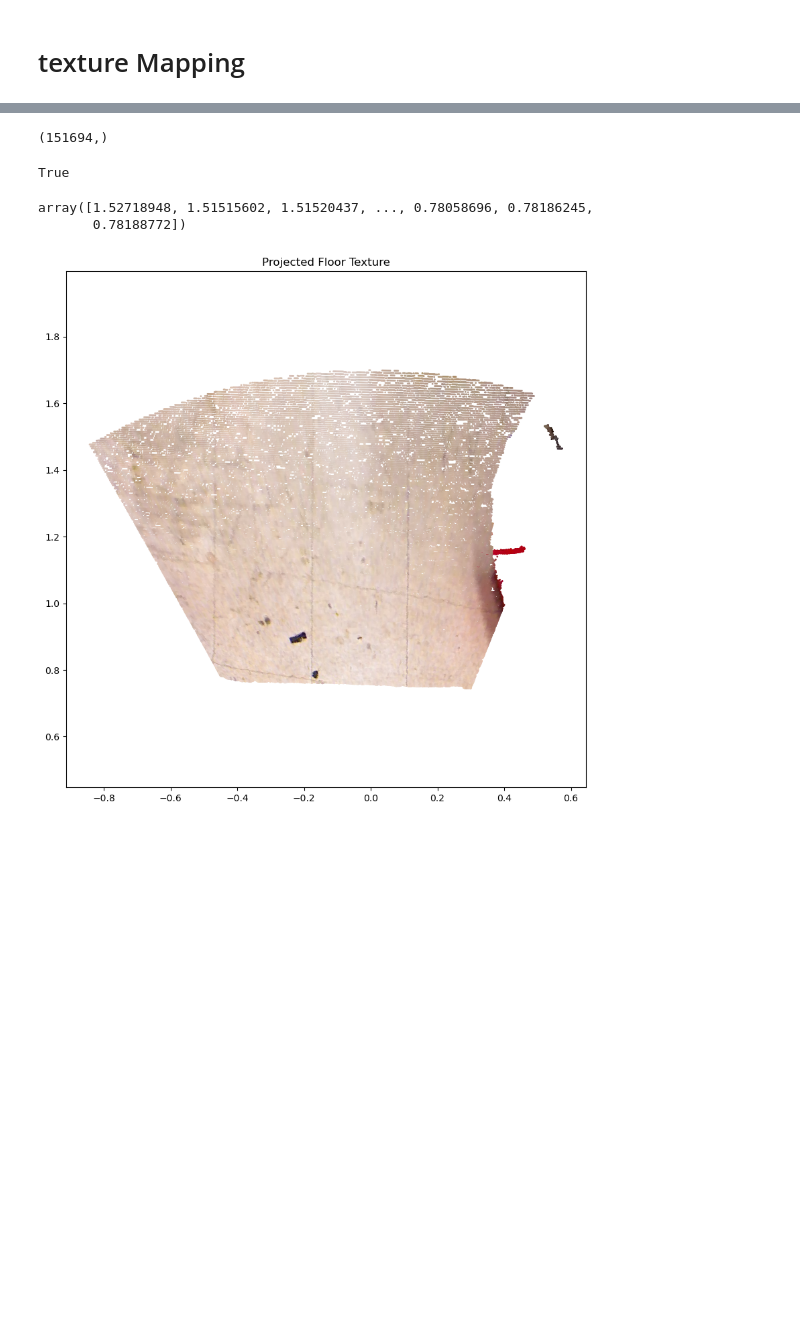
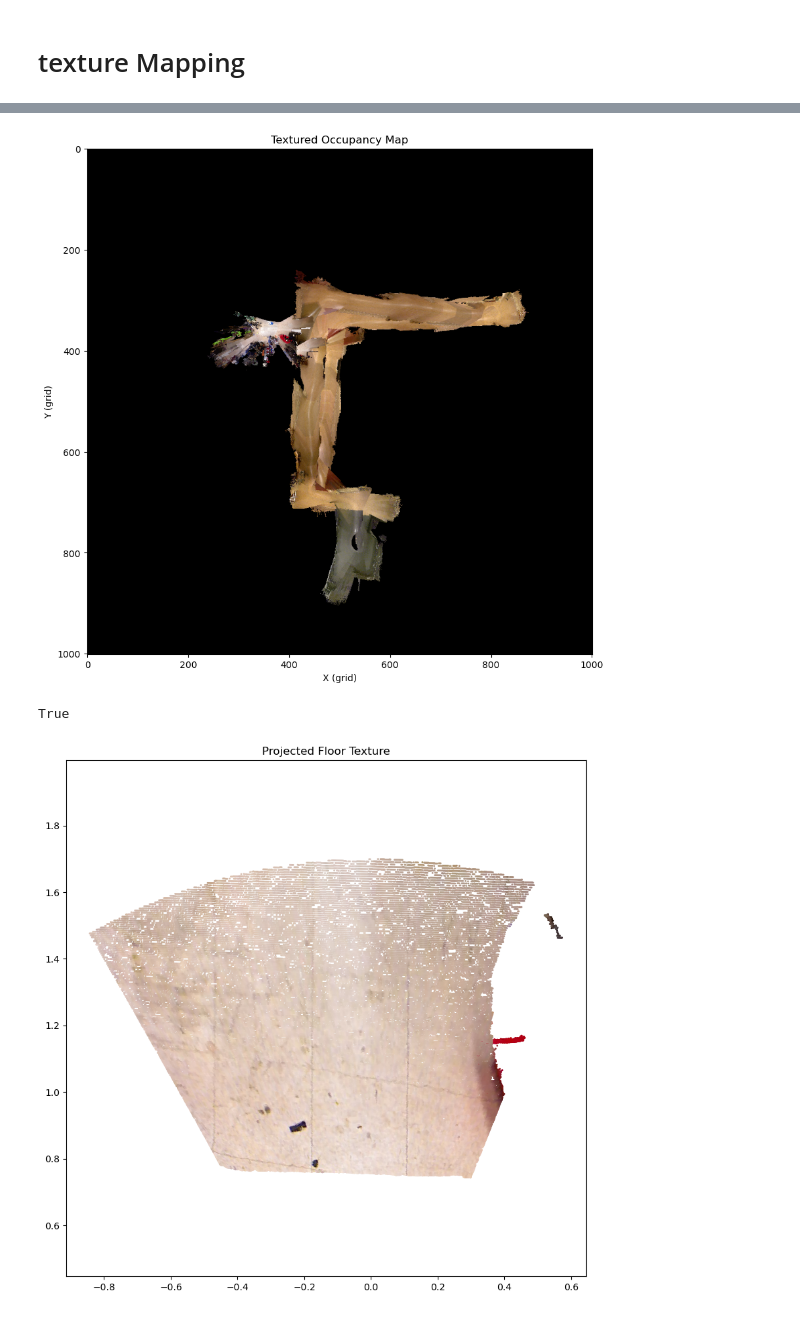
Before and after one commit to bharathraam29/SLAM_and_ICP, a Jupyter notebook: code/24_feb_scratch.ipynb, the cells around one changed output, grey strips where cells are left out. Saved outputs shown, nothing was run; the diff lists cells and outputs as text; code cells hidden in the pictures; blank space fills up the shorter version.

```diff
--- a/code/24_feb_scratch.ipynb
+++ b/code/24_feb_scratch.ipynb
@@ -413,7 +450,13 @@ for idx in range(encoder_ts.shape[0]):
 # %%
-valid_indices[0].shape
+# Plot the textured occupancy map
+plt.figure(figsize=(10, 10))
+plt.imshow(TEXTURE_MAP['map'])
+plt.title("Textured Occupancy Map")
+plt.xlabel("X (grid)")
+plt.ylabel("Y (grid)")
+plt.show()
 # %% [output]
-(151694,)
+[figure, added]
 # %%
 pcd = o3d.geometry.PointCloud()
 pcd.points = o3d.utility.Vector3dVector(points_world[:3, :].T[valid_indices])
@@ -425,10 +468,7 @@ o3d.io.write_point_cloud("/home/bradhakrishnan/ECE276A_PR2/code/open_3d plots/po
 # %% [output]
 True
 # %%
-uv_body_xy[:, 0]
+plt.imshow(rgb_img)
-# %% [output]
-array([1.52718948, 1.51515602, 1.51520437, ..., 0.78058696, 0.78186245,
-       0.78188772])
 # %%
 import matplotlib.pyplot as plt
 
```
Also changed, not shown: parts of 9 cells of this notebook, 1 other file.
